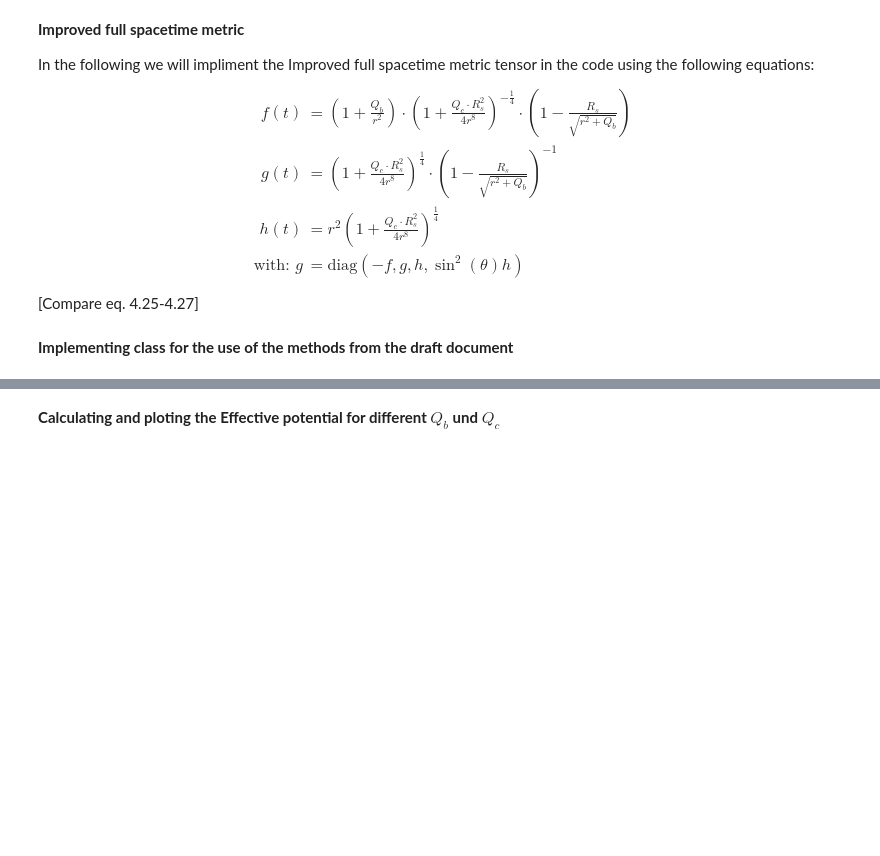
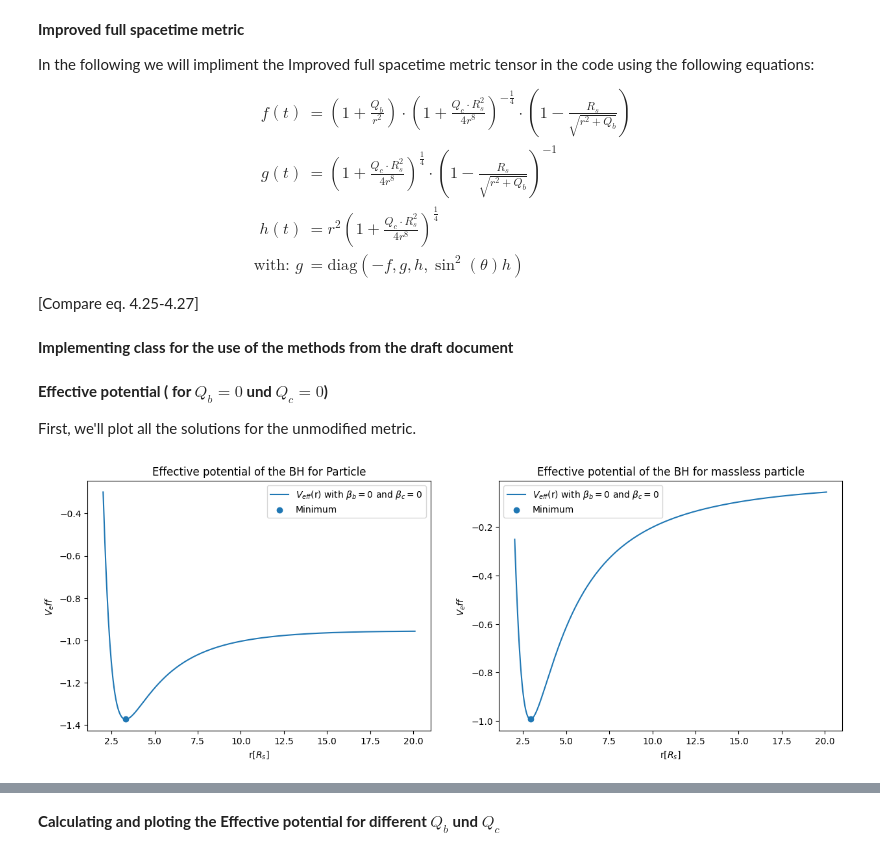
Before and after one commit to AdamSmithOrlik/quantum-black-holes, a Jupyter notebook: lukas/research.ipynb, the cells around one changed output, grey strips where cells are left out. Cells and saved outputs as stored; diff of their text form; code cells hidden in the pictures; blank space fills up the shorter version.

```diff
--- a/lukas/research.ipynb
+++ b/lukas/research.ipynb
@@ -87,3 +87,38 @@ h = lambda r, param: functions(r ,param)[2]
 BH = draft.BH(f, g, h, [beta_b, beta_c, L_0])
 
 Beta_list=[np.linspace(0, 1, 5), np.linspace(0, 1, 5)]
+# %% [markdown]
+**Effective potential ( for $Q_b = 0$ und $Q_c = 0$)**
+
+First, we'll plot all the solutions for the unmodified metric.
+# %%
+r_list = np.linspace(2 * M + 0.01, (2 * M + 0.01) * 10, 1000)
+
+min_particle, max_particle = BH.min_max_V_eff([2 * M + 0.01, (2 * M + 0.01) * 10],-1, L_0)
+min, max = BH.min_max_V_eff([2 * M + 0.01, (2 * M + 0.01) * 10],0, L_0)
+
+V_eff_list = BH.V_eff(r_list, 0, L_0)
+V_eff_list_particle = BH.V_eff(r_list, -1, L_0)
+
+fig, (ax1, ax2) = plt.subplots(1, 2, figsize=(15, 5))
+
+ax1.plot(r_list, V_eff_list_particle, label=fr'$V_{{eff}}$(r) with $\beta_b = 0$ and $\beta_c = 0$')
+ax1.scatter(min_particle, BH.V_eff(min_particle, -1, L_0),label='Minimum')
+
+ax1.set_title('Effective potential of the BH for Particle')
+ax1.set_xlabel('r[$R_s$]')
+ax1.set_ylabel('$V_eff$')
+
+ax1.legend()
+
+ax2.plot(r_list, V_eff_list, label=fr'$V_{{eff}}$(r) with $\beta_b = 0$ and $\beta_c = 0$')
+ax2.scatter(min, BH.V_eff(min, 0, L_0),label='Minimum')
+
+ax2.set_title('Effective potential of the BH for massless particle')
+ax2.set_xlabel('r[$R_s$]')
+ax2.set_ylabel('$V_eff$')
+
+ax2.legend()
+plt.show()
+# %% [output]
+[figure, added]
```
Also changed, not shown: parts of 8 cells of this notebook.
